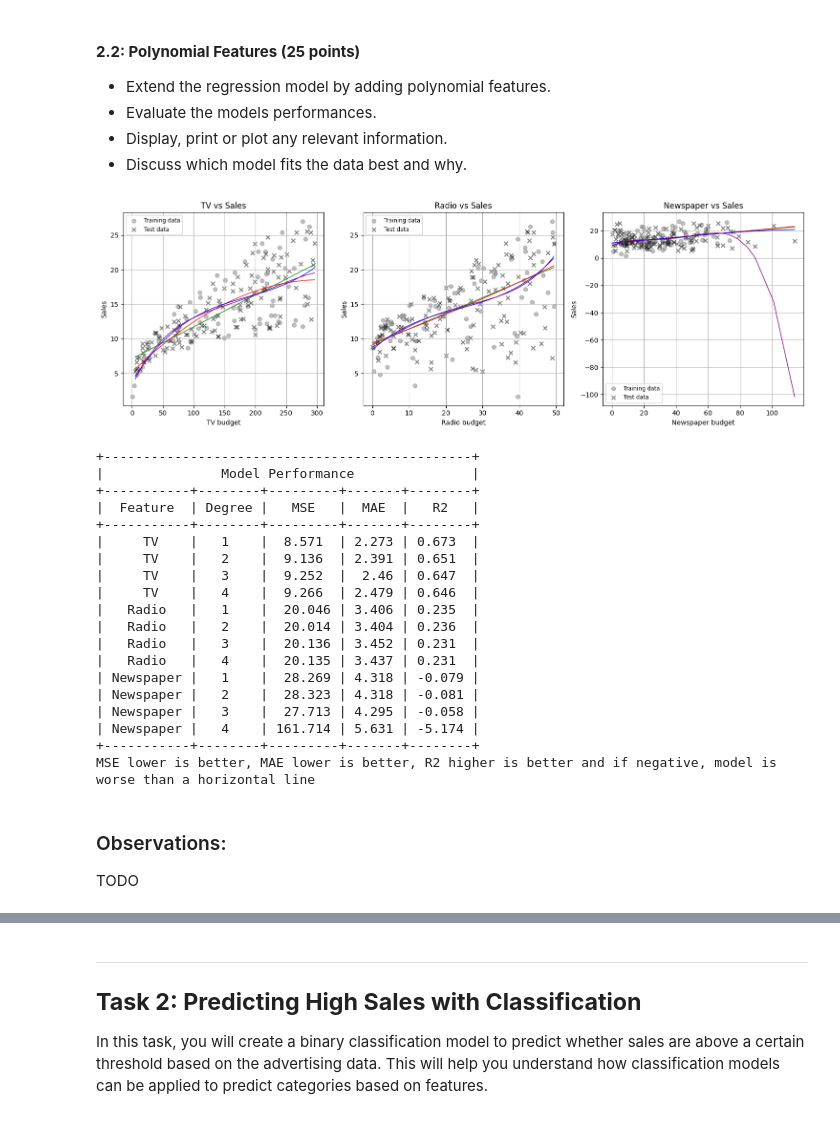
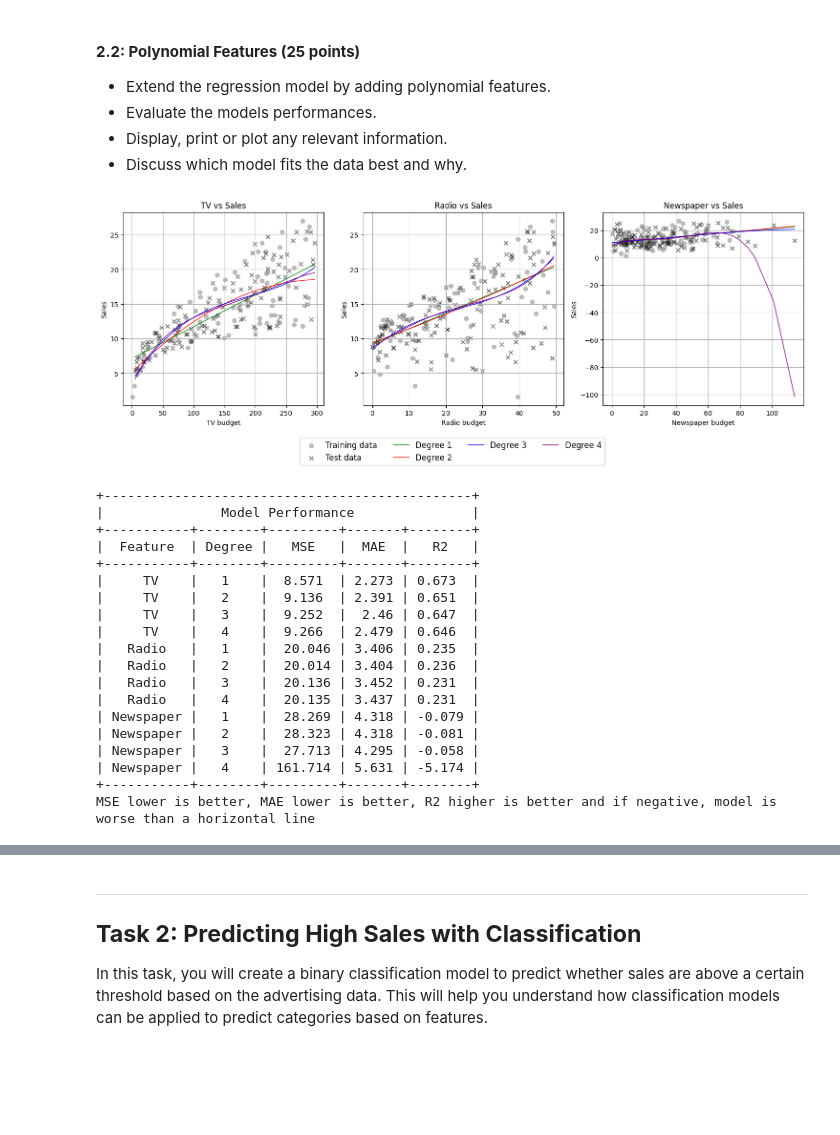
Before and after one commit to davidmarsoni/ml-project, a Jupyter notebook: Graded_lab.ipynb, the cells around one changed output, grey strips where cells are left out. Drawn from its saved outputs; the diff is of its cells as text; code cells hidden in the pictures; blank space fills up the shorter version.

```diff
--- a/Graded_lab.ipynb
+++ b/Graded_lab.ipynb
@@ -163,11 +173,4 @@ The unit of the sales is not mentioned in the dataset, but it is assumed to be i
 # %%
-# prepare data for plotting
-features = df[['TV', 'Radio', 'Newspaper']].values
-target = df['Sales'].values
-
-feature_names = df.columns[1:-1]
-target_name = df.columns[-1]
-
 # Update the plotting code with inverted axes for scatter plots
 fig, axs = plt.subplots(2, 3, figsize=(15, 10))
 for i in range(len(feature_names)):
@@ -175,7 +178,7 @@ for i in range(len(feature_names)):
     # scatter plot to show the relationship between the feature and target
     axs[0,i].scatter(target, features[:, i])
     axs[0,i].set_ylabel("Advertising budget (in thousands of dollars)", fontsize=12)
-    axs[0,i].set_xlabel(target_name+ " (in thousands of units)", fontsize=12)
+    axs[0,i].set_xlabel(target_name+ " (in millions of dollars)", fontsize=12)
     axs[0,i].set_title(f'{feature_names[i]} vs {target_name}', fontsize=14)
     axs[0,i].tick_params(axis='both', which='major', labelsize=10)
 
@@ -286,10 +336,8 @@ degrees = np.arange(1, 5)
 # To use the colors in sequence matching degrees length:
 color_sequence = [colors[i % len(colors)] for i in range(20)]
 
-
 # create table to store the model performance metrics for each feature and for each degree
 performance = pd.DataFrame(columns=['Feature', 'Degree', 'MSE', 'MAE', 'R2'])
-
 
 # Iterate over each feature
 for i in range(len(feature_names)):
@@ -300,7 +348,7 @@ for i in range(len(feature_names)):
     axs[i].scatter(X_train, y_train, color='gray', alpha=0.5, label='Training data')
     axs[i].scatter(X_test, y_test, color='black', marker='x', alpha=0.5, label='Test data')
 
-   # Reshape data
+    # Reshape data
     X_train = X_train.reshape(-1, 1)
     X_test = X_test.reshape(-1, 1)
 
@@ -322,7 +370,7 @@ for i in range(len(feature_names)):
 
         # Plot using sorted data
         y_pred_plot = model.predict(X_test_sorted_poly)
-        axs[i].plot(X_test_sorted, y_pred_plot, color=color, linewidth=1)
+        axs[i].plot(X_test_sorted, y_pred_plot, color=color, linewidth=1, label=f'Degree {deg}')
 
         # Calculate metrics using unsorted data
         y_pred = model.predict(X_test_poly)
@@ -335,35 +383,38 @@ for i in range(len(feature_names)):
             'Feature': feature_names[i],
             'Degree': deg,
             'MSE': mse,
             'MAE': mae,
             'R2': r2
         }])], ignore_index=True)
 
     axs[i].set_title(f'{feature_names[i]} vs Sales')
     axs[i].set_xlabel(f'{feature_names[i]} budget')
     axs[i].set_ylabel('Sales')
     axs[i].grid(True)
-    axs[i].legend(fontsize='small')
+
+# Add a single legend below all the subplots
+handles, labels = axs[0].get_legend_handles_labels()
+fig.legend(handles, labels, loc='lower center', bbox_to_anchor=(0.5, -0.15), ncol=4, fontsize='12')
 
 plt.tight_layout()
 plt.show()
 
 # Display the performance metrics for each feature and degree
 
 # Round numeric columns to 3 decimal places
 performance = performance.round(3)
 
 table = PrettyTable()
 table.title = 'Model Performance'
 table.field_names = performance.columns
 
 for row in performance.itertuples(index=False):
     table.add_row(row)
 
 print(table)
 print("MSE lower is better, MAE lower is better, R2 higher is better and if negative, model is worse than a horizontal line")
 # %% [output]
-[figure, old version]
+[figure, new version]
 +-----------------------------------------------+
 |               Model Performance               |
 +-----------+--------+---------+-------+--------+
@@ -383,6 +434,3 @@ print("MSE lower is better, MAE lower is better, R2 higher is better and if nega
 | Newspaper |   4    | 161.714 | 5.631 | -5.174 |
 +-----------+--------+---------+-------+--------+
 MSE lower is better, MAE lower is better, R2 higher is better and if negative, model is worse than a horizontal line
-# %% [markdown]
-### Observations:
-TODO
```
Also changed, not shown: parts of 33 cells of this notebook.
